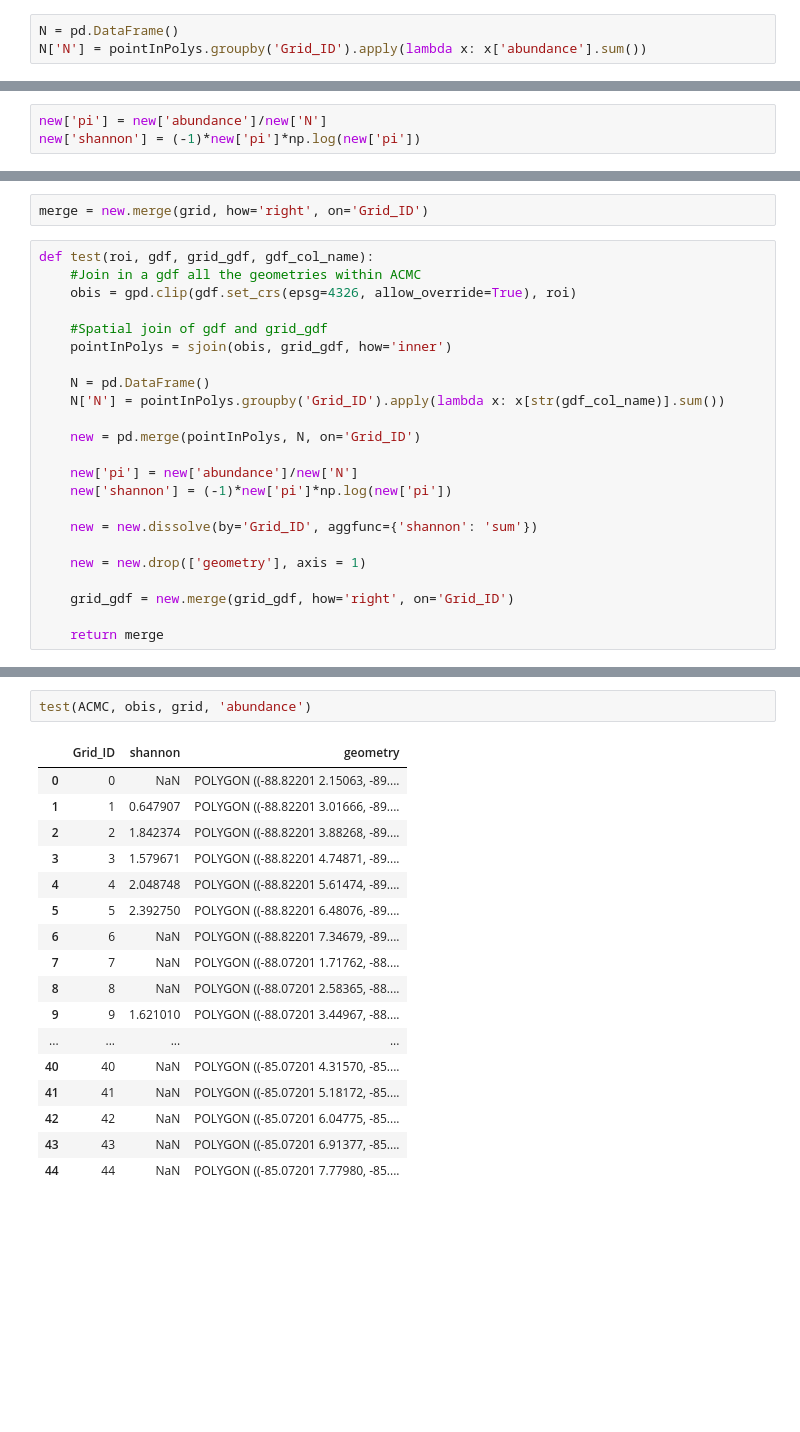
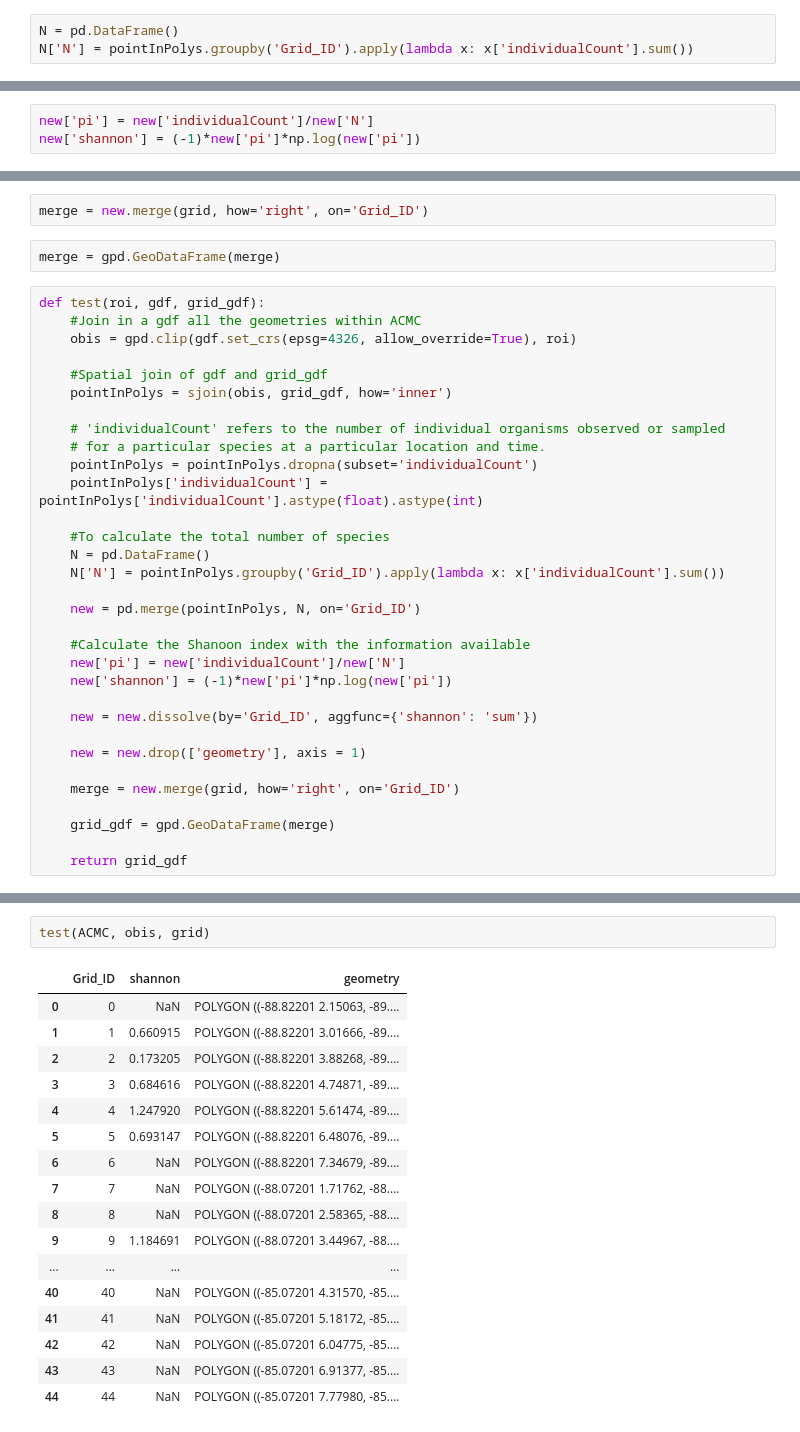
Before and after one commit to Open-Earth-Foundation/oceanprogram, a Jupyter notebook: Marine_Ecosystem_Credits/Marine_Biodiversity/MBU_Methodology/Modulating_Factor1_ShannonIndex.ipynb, the cells around one changed output, grey strips where cells are left out. Saved outputs shown, nothing was run; the diff lists cells and outputs as text; blank space fills up the shorter version.

```diff
--- a/Marine_Ecosystem_Credits/Marine_Biodiversity/MBU_Methodology/Modulating_Factor1_ShannonIndex.ipynb
+++ b/Marine_Ecosystem_Credits/Marine_Biodiversity/MBU_Methodology/Modulating_Factor1_ShannonIndex.ipynb
@@ -220,10 +225,10 @@ pointInPolys = sjoin(df2, grid, how='inner')
 # %%
 N = pd.DataFrame()
-N['N'] = pointInPolys.groupby('Grid_ID').apply(lambda x: x['abundance'].sum())
+N['N'] = pointInPolys.groupby('Grid_ID').apply(lambda x: x['individualCount'].sum())
 # %%
 new = pd.merge(pointInPolys, N, on='Grid_ID')
 # %%
-new['pi'] = new['abundance']/new['N']
+new['pi'] = new['individualCount']/new['N']
 new['shannon'] = (-1)*new['pi']*np.log(new['pi'])
 # %%
 new = new.dissolve(by='Grid_ID', aggfunc={'shannon': 'sum'})
@@ -231,26 +236,37 @@ new = new.dissolve(by='Grid_ID', aggfunc={'shannon': 'sum'})
 new = new.drop(['geometry'], axis = 1)
 # %%
 merge = new.merge(grid, how='right', on='Grid_ID')
+# %%
+merge = gpd.GeoDataFrame(merge)
 # %%
-def test(roi, gdf, grid_gdf, gdf_col_name):
+def test(roi, gdf, grid_gdf):
     #Join in a gdf all the geometries within ACMC
     obis = gpd.clip(gdf.set_crs(epsg=4326, allow_override=True), roi)
 
     #Spatial join of gdf and grid_gdf
     pointInPolys = sjoin(obis, grid_gdf, how='inner')
 
+    # 'individualCount' refers to the number of individual organisms observed or sampled
+    # for a particular species at a particular location and time.
+    pointInPolys = pointInPolys.dropna(subset='individualCount')
+    pointInPolys['individualCount'] = pointInPolys['individualCount'].astype(float).astype(int)
+
+    #To calculate the total number of species
     N = pd.DataFrame()
-    N['N'] = pointInPolys.groupby('Grid_ID').apply(lambda x: x[str(gdf_col_name)].sum())
+    N['N'] = pointInPolys.groupby('Grid_ID').apply(lambda x: x['individualCount'].sum())
 
     new = pd.merge(pointInPolys, N, on='Grid_ID')
 
-    new['pi'] = new['abundance']/new['N']
+    #Calculate the Shanoon index with the information available
+    new['pi'] = new['individualCount']/new['N']
     new['shannon'] = (-1)*new['pi']*np.log(new['pi'])
 
     new = new.dissolve(by='Grid_ID', aggfunc={'shannon': 'sum'})
 
     new = new.drop(['geometry'], axis = 1)
 
-    grid_gdf = new.merge(grid_gdf, how='right', on='Grid_ID')
+    merge = new.merge(grid, how='right', on='Grid_ID')
 
-    return merge
+    grid_gdf = gpd.GeoDataFrame(merge)
+
+    return grid_gdf
@@ -257,17 +284,17 @@ def test(roi, gdf, grid_gdf, gdf_col_name):
 # %%
-test(ACMC, obis, grid, 'abundance')
+test(ACMC, obis, grid)
 # %% [output]
 |  | Grid_ID | shannon | geometry |
 | 0 | 0 | NaN | POLYGON ((-88.82201 2.15063, -89.... |
-| 1 | 1 | 0.647907 | POLYGON ((-88.82201 3.01666, -89.... |
-| 2 | 2 | 1.842374 | POLYGON ((-88.82201 3.88268, -89.... |
-| 3 | 3 | 1.579671 | POLYGON ((-88.82201 4.74871, -89.... |
-| 4 | 4 | 2.048748 | POLYGON ((-88.82201 5.61474, -89.... |
-| 5 | 5 | 2.392750 | POLYGON ((-88.82201 6.48076, -89.... |
+| 1 | 1 | 0.660915 | POLYGON ((-88.82201 3.01666, -89.... |
+| 2 | 2 | 0.173205 | POLYGON ((-88.82201 3.88268, -89.... |
+| 3 | 3 | 0.684616 | POLYGON ((-88.82201 4.74871, -89.... |
+| 4 | 4 | 1.247920 | POLYGON ((-88.82201 5.61474, -89.... |
+| 5 | 5 | 0.693147 | POLYGON ((-88.82201 6.48076, -89.... |
 | 6 | 6 | NaN | POLYGON ((-88.82201 7.34679, -89.... |
 | 7 | 7 | NaN | POLYGON ((-88.07201 1.71762, -88.... |
 | 8 | 8 | NaN | POLYGON ((-88.07201 2.58365, -88.... |
-| 9 | 9 | 1.621010 | POLYGON ((-88.07201 3.44967, -88.... |
+| 9 | 9 | 1.184691 | POLYGON ((-88.07201 3.44967, -88.... |
 | ... | ... | ... | ... |
 | 40 | 40 | NaN | POLYGON ((-85.07201 4.31570, -85.... |
 | 41 | 41 | NaN | POLYGON ((-85.07201 5.18172, -85.... |
```
Also changed, not shown: parts of 3 cells of this notebook, 2 other files.
